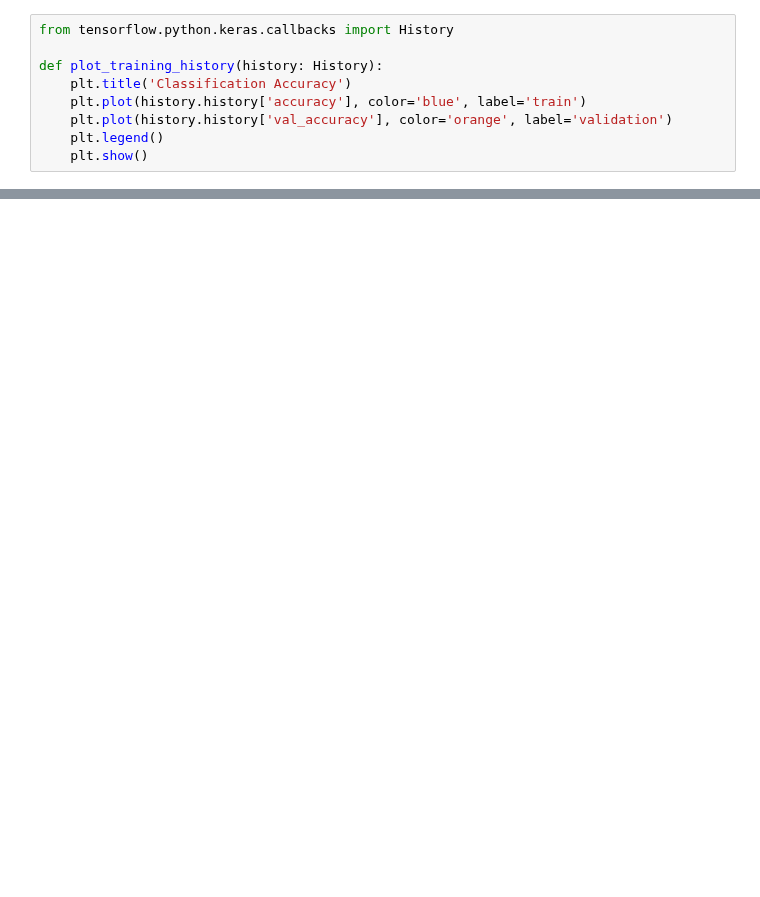
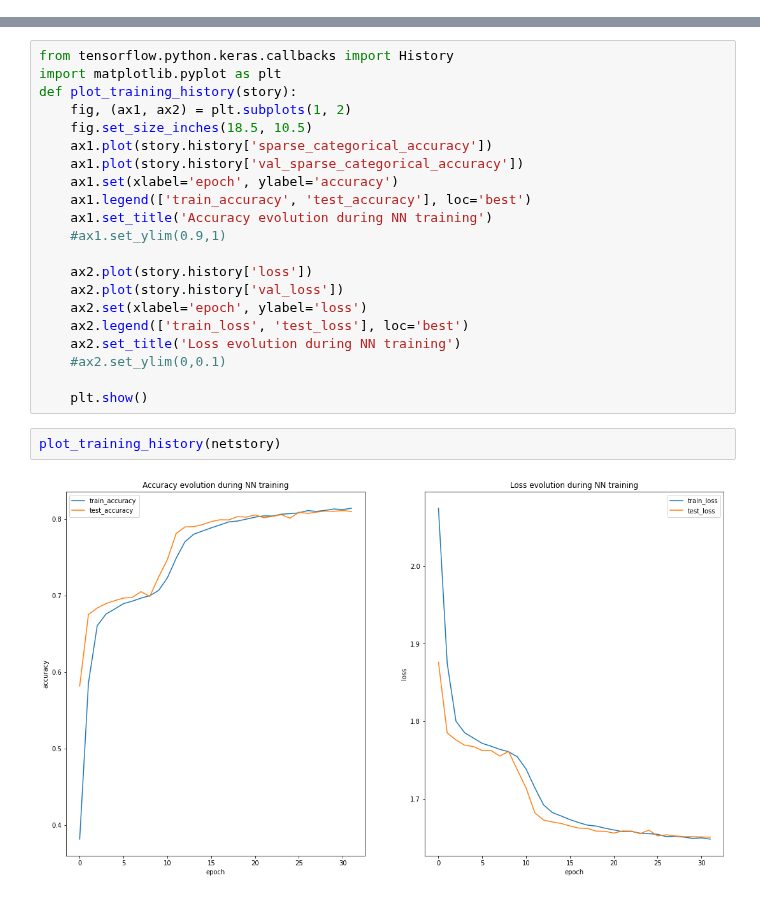
Before and after one commit to mlukan/GDA3B2021, a Jupyter notebook: NN/Simple_Image_Classification_NN_on_MNIST.ipynb, the cells around one changed output, grey strips where cells are left out. Drawn from its saved outputs; the diff is of its cells as text; blank space fills up the shorter version.

Commit message:
Updated image classification quest

```diff
--- a/NN/Simple_Image_Classification_NN_on_MNIST.ipynb
+++ b/NN/Simple_Image_Classification_NN_on_MNIST.ipynb
@@ -28,9 +14,0 @@ net = keras.models.Sequential([
-# %%
-from tensorflow.python.keras.callbacks import History
-
-def plot_training_history(history: History):
-    plt.title('Classification Accuracy')
-    plt.plot(history.history['accuracy'], color='blue', label='train')
-    plt.plot(history.history['val_accuracy'], color='orange', label='validation')
-    plt.legend()
-    plt.show()
@@ -36,0 +80,25 @@ def plot_training_history(history: History):
+# %%
+from tensorflow.python.keras.callbacks import History
+import matplotlib.pyplot as plt
+def plot_training_history(story):
+    fig, (ax1, ax2) = plt.subplots(1, 2)
+    fig.set_size_inches(18.5, 10.5)
+    ax1.plot(story.history['sparse_categorical_accuracy'])
+    ax1.plot(story.history['val_sparse_categorical_accuracy'])
+    ax1.set(xlabel='epoch', ylabel='accuracy')
+    ax1.legend(['train_accuracy', 'test_accuracy'], loc='best')
+    ax1.set_title('Accuracy evolution during NN training')
+    #ax1.set_ylim(0.9,1)
+
+    ax2.plot(story.history['loss'])
+    ax2.plot(story.history['val_loss'])
+    ax2.set(xlabel='epoch', ylabel='loss')
+    ax2.legend(['train_loss', 'test_loss'], loc='best')
+    ax2.set_title('Loss evolution during NN training')
+    #ax2.set_ylim(0,0.1)
+
+    plt.show()
+# %%
+plot_training_history(netstory)
+# %% [output]
+[figure, added]
```
Also changed, not shown: parts of 9 cells of this notebook, 1 other file.
